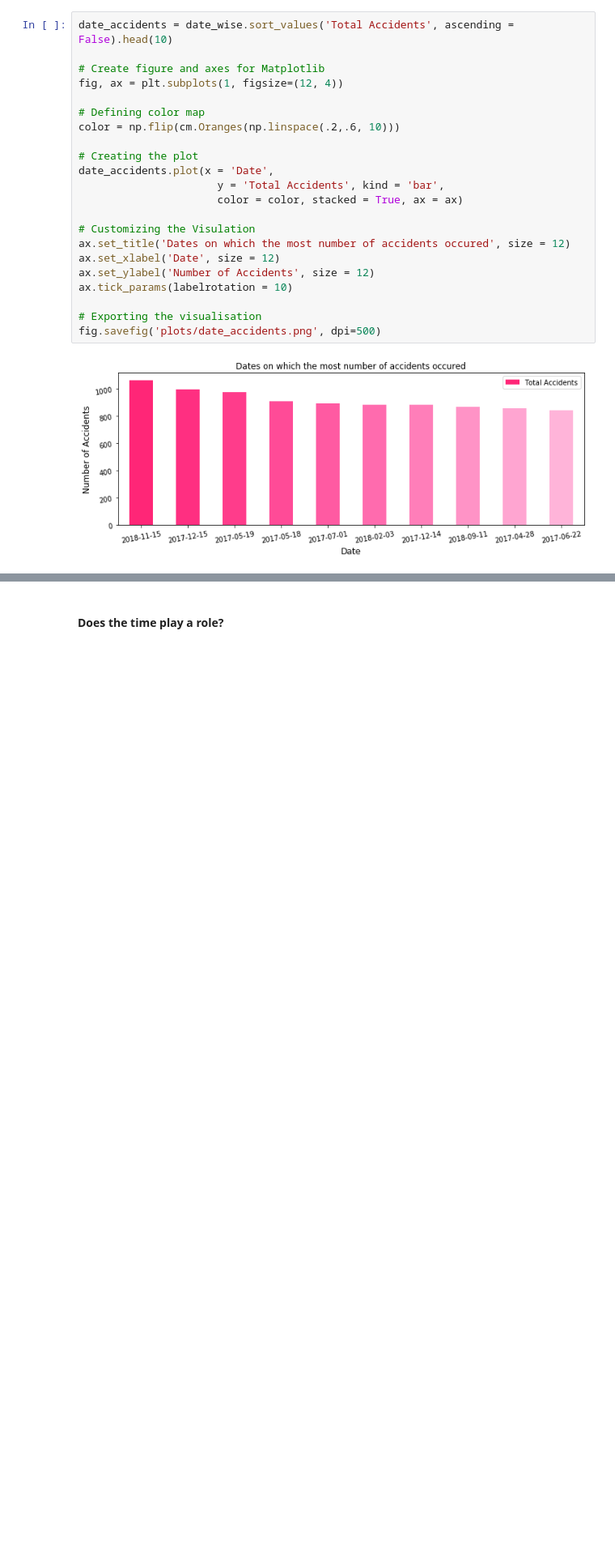
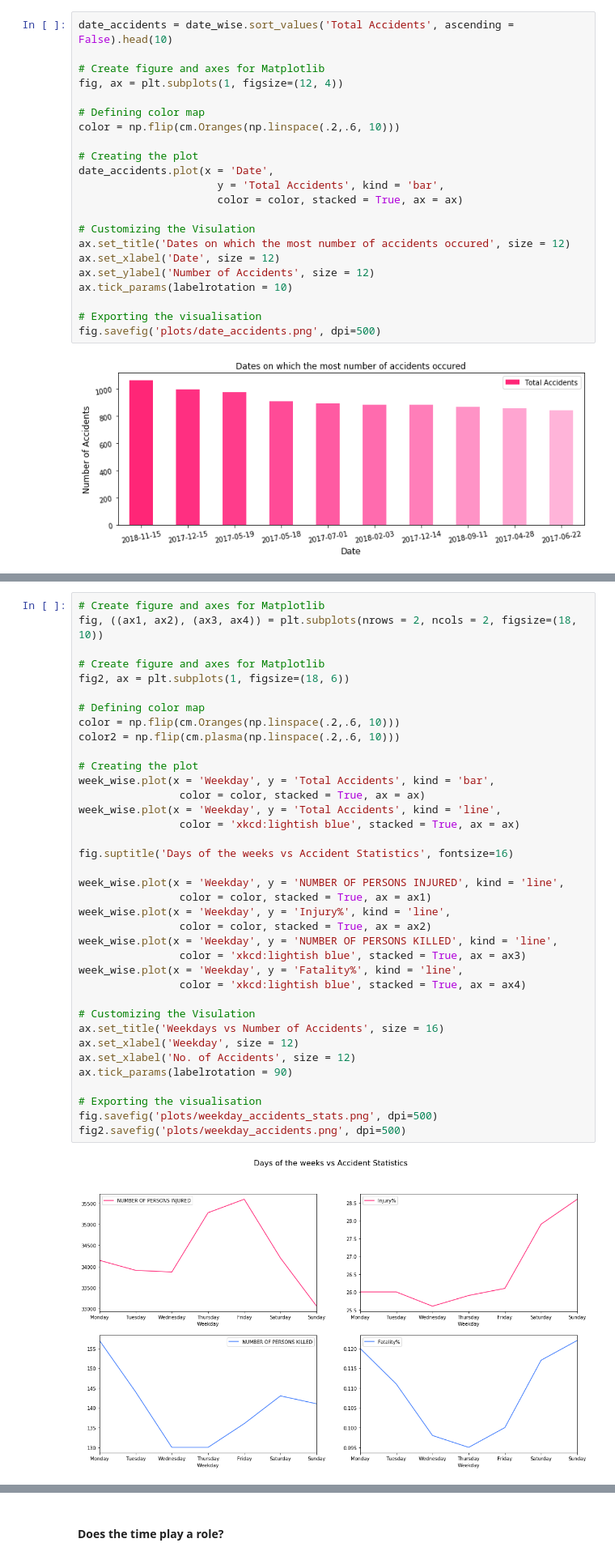
Before and after one commit to skhiearth/NYC-Motor-Vehicle-Collisions, a Jupyter notebook: NYC-Motor-Vehicle-Collisions.ipynb, the cells around one changed output, grey strips where cells are left out. Shown: that part at 81% size. Drawn from its saved outputs; the diff is of its cells as text; blank space fills up the shorter version.

```diff
--- a/NYC-Motor-Vehicle-Collisions.ipynb
+++ b/NYC-Motor-Vehicle-Collisions.ipynb
@@ -557,0 +616,39 @@ fig.savefig('plots/month_accidents.png', dpi=500)
+# %%
+# Create figure and axes for Matplotlib
+fig, ((ax1, ax2), (ax3, ax4)) = plt.subplots(nrows = 2, ncols = 2, figsize=(18, 10))
+
+# Create figure and axes for Matplotlib
+fig2, ax = plt.subplots(1, figsize=(18, 6))
+
+# Defining color map
+color = np.flip(cm.Oranges(np.linspace(.2,.6, 10)))
+color2 = np.flip(cm.plasma(np.linspace(.2,.6, 10)))
+
+# Creating the plot
+week_wise.plot(x = 'Weekday', y = 'Total Accidents', kind = 'bar',
+                color = color, stacked = True, ax = ax)
+week_wise.plot(x = 'Weekday', y = 'Total Accidents', kind = 'line',
+                color = 'xkcd:lightish blue', stacked = True, ax = ax)
+
+fig.suptitle('Days of the weeks vs Accident Statistics', fontsize=16)
+
+week_wise.plot(x = 'Weekday', y = 'NUMBER OF PERSONS INJURED', kind = 'line',
+                color = color, stacked = True, ax = ax1)
+week_wise.plot(x = 'Weekday', y = 'Injury%', kind = 'line',
+                color = color, stacked = True, ax = ax2)
+week_wise.plot(x = 'Weekday', y = 'NUMBER OF PERSONS KILLED', kind = 'line',
+                color = 'xkcd:lightish blue', stacked = True, ax = ax3)
+week_wise.plot(x = 'Weekday', y = 'Fatality%', kind = 'line',
+                color = 'xkcd:lightish blue', stacked = True, ax = ax4)
+
+# Customizing the Visulation
+ax.set_title('Weekdays vs Number of Accidents', size = 16)
+ax.set_xlabel('Weekday', size = 12)
+ax.set_xlabel('No. of Accidents', size = 12)
+ax.tick_params(labelrotation = 90)
+
+# Exporting the visualisation
+fig.savefig('plots/weekday_accidents_stats.png', dpi=500)
+fig2.savefig('plots/weekday_accidents.png', dpi=500)
+# %% [output]
+[figure, added]
```
Also changed, not shown: parts of 7 cells of this notebook.
